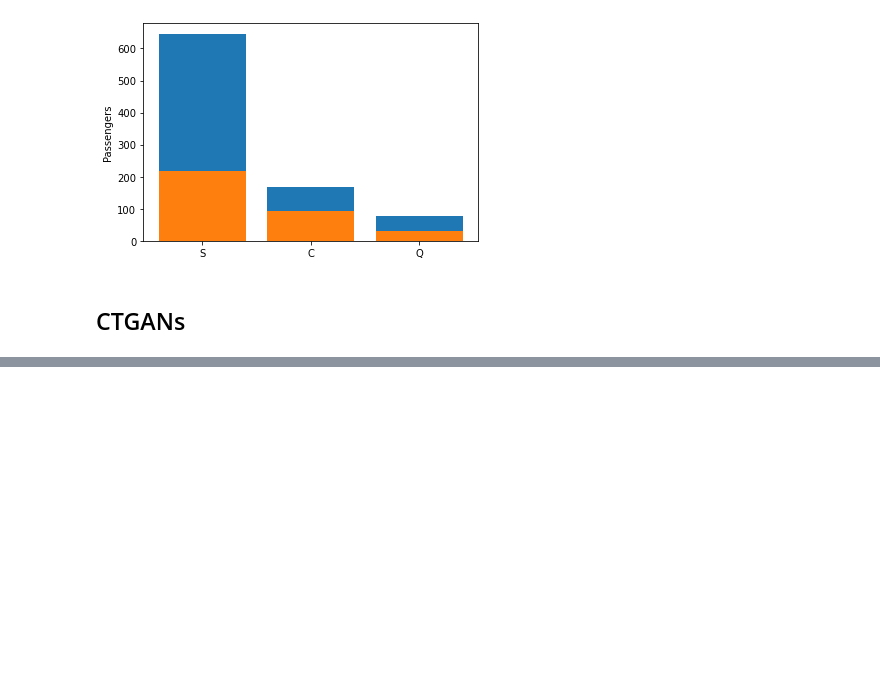
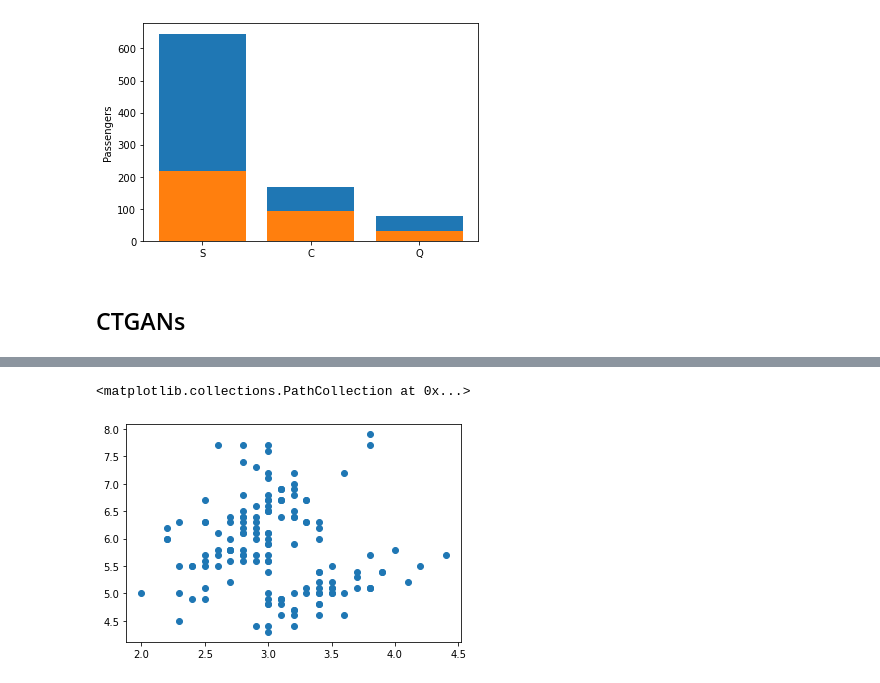
Before and after one commit to diegounzueta/Medium-Articles-, a Jupyter notebook: CTGANs.ipynb, the cells around one changed output, grey strips where cells are left out. Drawn from its saved outputs; the diff is of its cells as text; code cells hidden in the pictures; blank space fills up the shorter version.

```diff
--- a/CTGANs.ipynb
+++ b/CTGANs.ipynb
@@ -255,0 +317,5 @@ Fare/Class
+# %%
+plt.scatter(df["sepal_width"], df["sepal_length"])
+# %% [output]
+<matplotlib.collections.PathCollection at 0x...>
+[figure, added]
```
Also changed, not shown: parts of 10 cells of this notebook.
